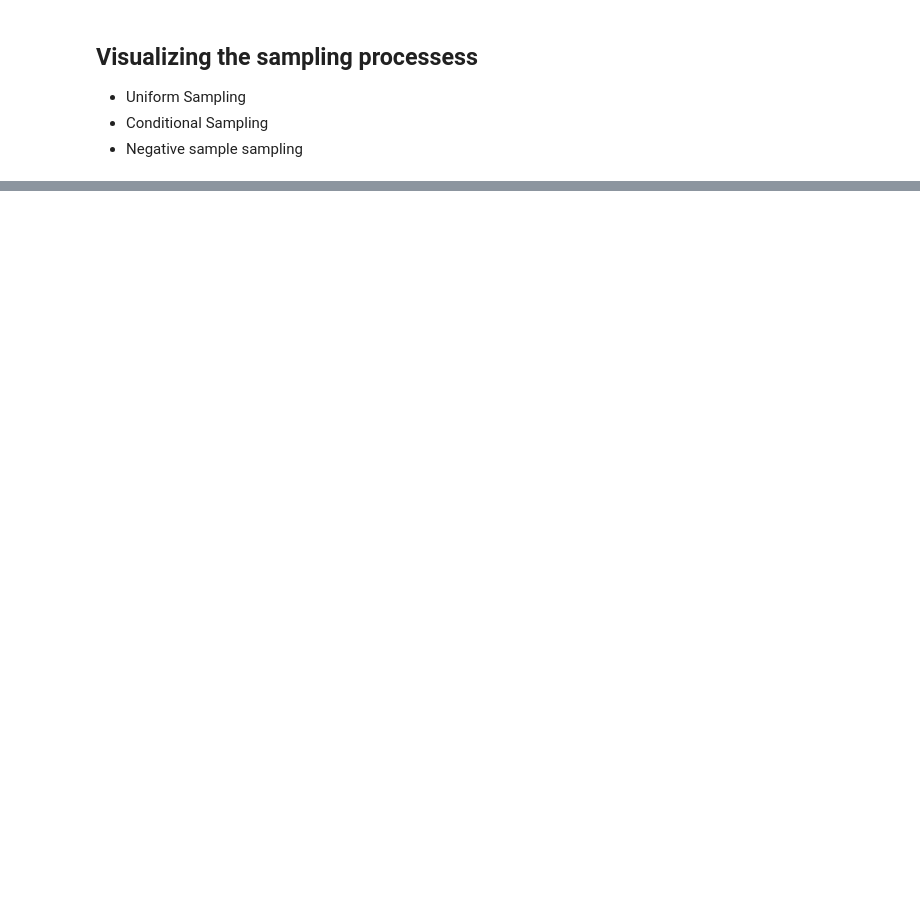
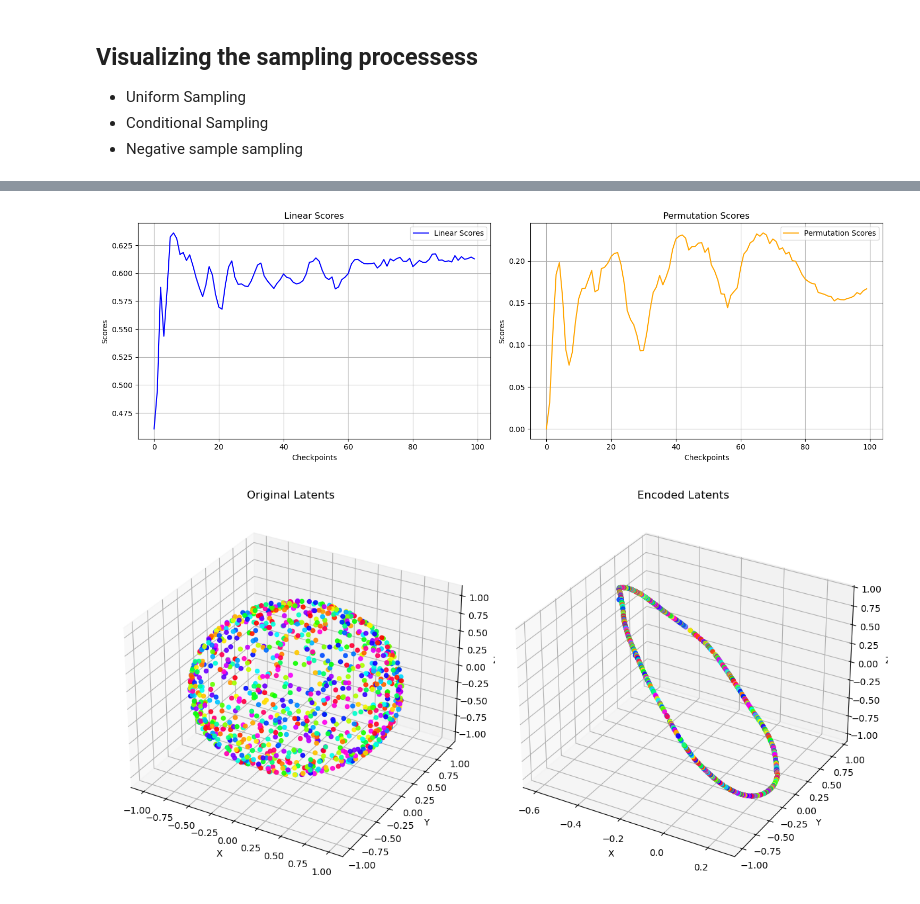
Before and after one commit to BosonicJustin/CLTheory, a Jupyter notebook: Diversity Condition Violated Correct Model.ipynb, the cells around one changed output, grey strips where cells are left out. Cells and saved outputs as stored; diff of their text form; code cells hidden in the pictures; blank space fills up the shorter version.

```diff
--- a/Diversity Condition Violated Correct Model.ipynb
+++ b/Diversity Condition Violated Correct Model.ipynb
@@ -199,0 +211,48 @@ MIN tensor(1.0000)
+# %%
+from encoders import get_mlp
+
+# Initialize the multi-layer perceptron used for encoding
+f_constrained_id = get_mlp(
+    n_in=3,
+    n_out=3,
+    layers=[
+        3 * 10,
+        3 * 50,
+        3 * 50,
+        3 * 50,
+        3 * 50,
+        3 * 10,
+    ],
+    output_normalization="fixed_sphere",
+).to("cpu")
+
+g_id = nn.Identity()
+
+sim_clr_identity = SimCLRAdjusted(
+    d=d,
+    d_fix=d_fix,
+    neg_samples=neg_samples,
+    decoder=g_id,
+    encoder=f_constrained_id,
+    sample_pair=sample_pair_fixed,
+    sample_negative=sample_negative_samples,
+    tau=tau,
+    device=device
+)
+
+f_constrained_id, scores = sim_clr_identity.train(
+    batch_size=batch_size,
+    iterations=iterations,
+)
+
+torch.cuda.empty_cache()
+
+plot_scores(plt, scores)
+
+h_constrained = lambda z: f_constrained_id(g_id(z))
+
+z = full_sphere.uniform(1000).to(device)
+z_enc = h_constrained(z).to(device)
+
+visualize_spheres_side_by_side(plt, z.cpu(), z_enc.cpu())
+# %% [output]
@@ -199,0 +276,2 @@ MIN tensor(1.0000)
+[figure, added]
+[figure, added]
```
Also changed, not shown: parts of 9 cells of this notebook, 7 other files.
